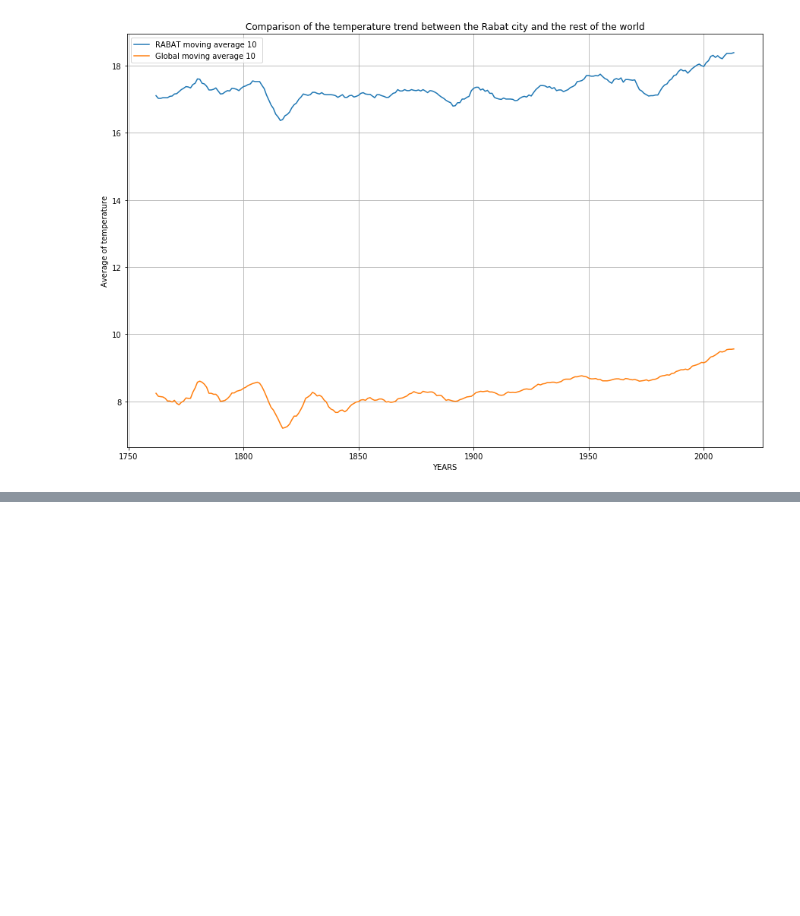
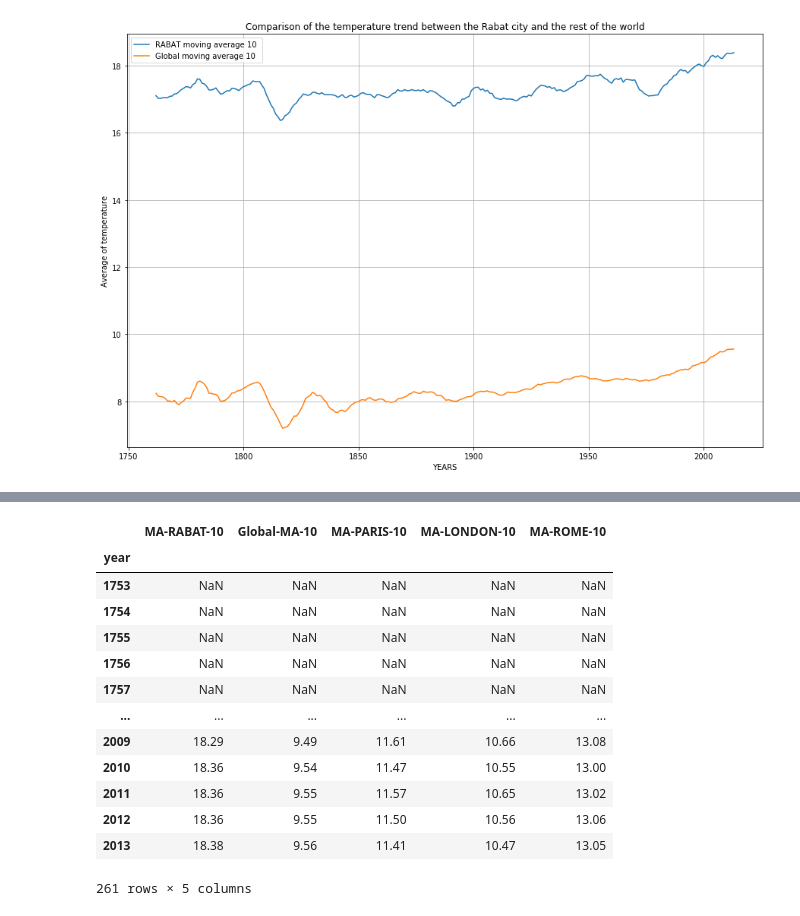
Before and after one commit to pxotmane/A-B-Testing-project, a Jupyter notebook: project_MA_10.ipynb, the cells around one changed output, grey strips where cells are left out. Drawn from its saved outputs; the diff is of its cells as text; code cells hidden in the pictures; blank space fills up the shorter version.

```diff
--- a/project_MA_10.ipynb
+++ b/project_MA_10.ipynb
@@ -168,0 +281,3 @@ plt.legend(loc=2)
+# %%
+rome['MA-ROME-10'] = rome.iloc[:,2].rolling(window=10).mean().round(2)
+rome
@@ -168,0 +308,18 @@ plt.legend(loc=2)
+# %%
+MA_M_10 = pd.DataFrame(data=[Rabat_MA, Global_MA, PARIS_MA, LONDON_MA, ROME_MA]).T
+MA_M_10
+# %% [output]
+|  | MA-RABAT-10 | Global-MA-10 | MA-PARIS-10 | MA-LONDON-10 | MA-ROME-10 |
+| year |  |  |  |  |  |
+| 1753 | NaN | NaN | NaN | NaN | NaN |
+| 1754 | NaN | NaN | NaN | NaN | NaN |
+| 1755 | NaN | NaN | NaN | NaN | NaN |
+| 1756 | NaN | NaN | NaN | NaN | NaN |
+| 1757 | NaN | NaN | NaN | NaN | NaN |
+| ... | ... | ... | ... | ... | ... |
+| 2009 | 18.29 | 9.49 | 11.61 | 10.66 | 13.08 |
+| 2010 | 18.36 | 9.54 | 11.47 | 10.55 | 13.00 |
+| 2011 | 18.36 | 9.55 | 11.57 | 10.65 | 13.02 |
+| 2012 | 18.36 | 9.55 | 11.50 | 10.56 | 13.06 |
+| 2013 | 18.38 | 9.56 | 11.41 | 10.47 | 13.05 |
+261 rows × 5 columns
```
Also changed, not shown: parts of 40 cells of this notebook.
